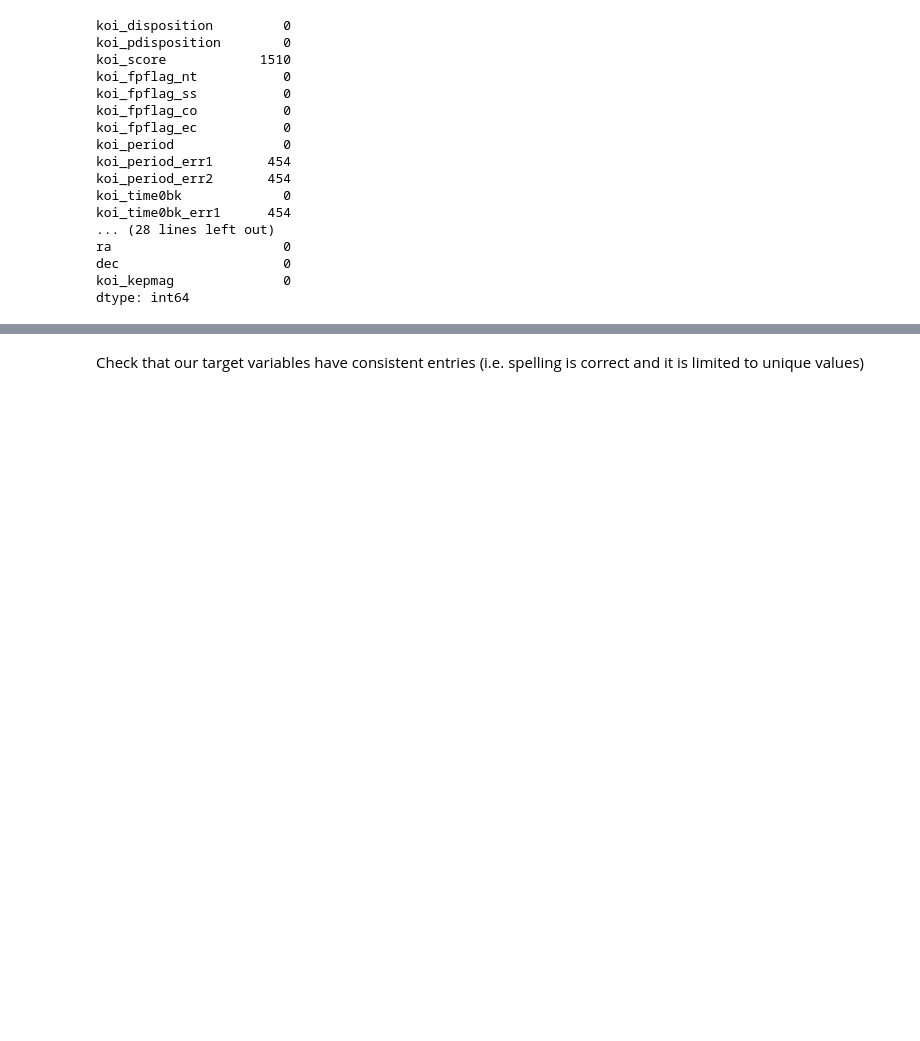
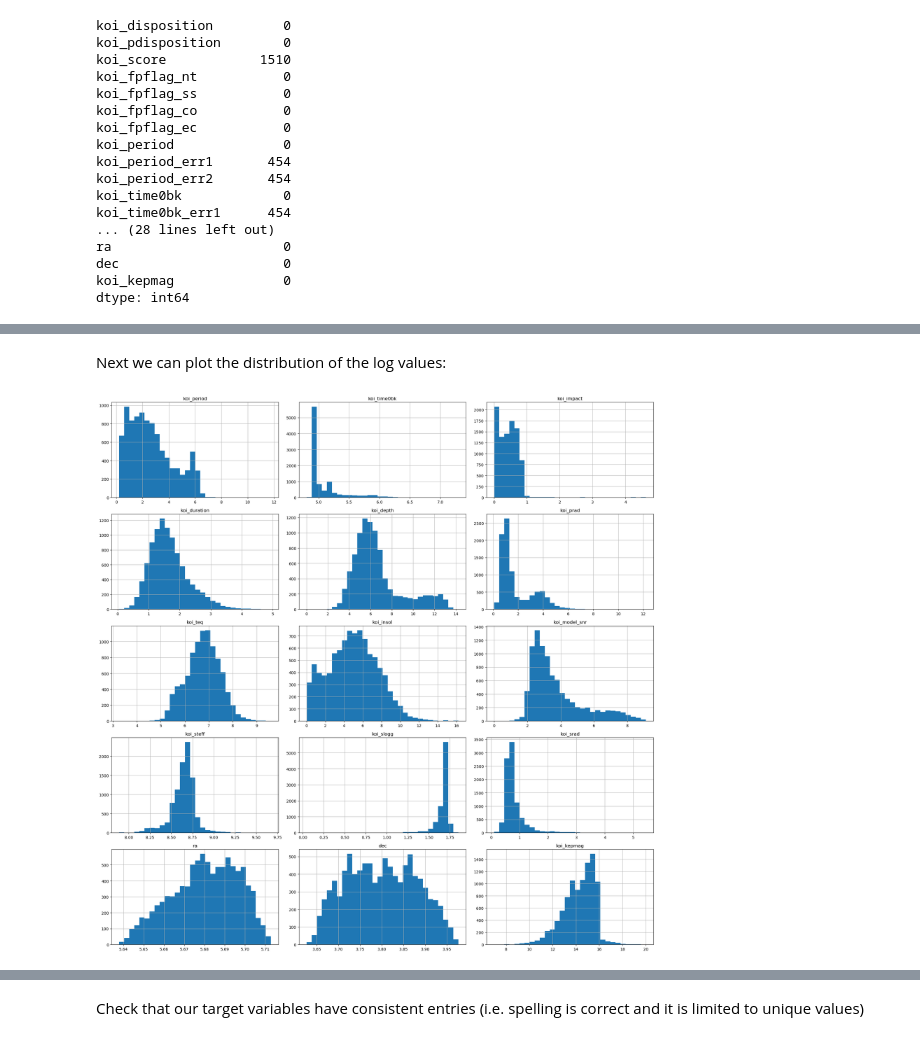
Before and after one commit to adrianveen/lhl_final_project, a Jupyter notebook: notebooks/exploration.ipynb, the cells around one changed output, grey strips where cells are left out. Cells and saved outputs as stored; diff of their text form; code cells hidden in the pictures; blank space fills up the shorter version.

```diff
--- a/notebooks/exploration.ipynb
+++ b/notebooks/exploration.ipynb
@@ -590,0 +639,4 @@ dtype: int64
+# %%
+#create a dataframe excluding the error value columns
+kois_no_err = kois_clean[[col for col in kois_clean.columns if 'err' not in col.lower()]]
+kois_no_err.head()
@@ -590,0 +655,8 @@ dtype: int64
+# %%
+#dropping koi_tce_plnt_num
+kois_no_err = kois_no_err.drop(['koi_tce_plnt_num'], axis=1)
+# %%
+#skipping the first 7 columns as they are not numerical
+kois_no_err = kois_no_err.iloc[:, 7:]
+
+kois_no_err.info()
@@ -590,0 +683,7 @@ dtype: int64
+# %%
+#create copy of the kois with no error columns
+kois_no_err_log = kois_no_err.copy()
+
+kois_no_err_log.iloc[:, :-1] = np.log1p(kois_no_err_log.iloc[:, :-1])
+
+kois_no_err_log.head()
@@ -590,0 +698,18 @@ dtype: int64
+# %% [markdown]
+Next we can plot the distribution of the log values:
+# %%
+#create plots of distributions of the log values of the numerical variables
+
+# Setting up the figure with 5 rows and 3 columns
+fig, axes = plt.subplots(5,3, figsize=(20, 20))
+axes = axes.flatten() # Flatten the 2D array of axes for easy iterating
+
+# Plotting histograms for each column
+for i, col in enumerate(kois_no_err_log.columns):
+    kois_no_err_log[col].hist(ax=axes[i], bins=30)
+    axes[i].set_title(col)
+
+plt.tight_layout()
+plt.show()
+# %% [output]
+[figure, added]
```
Also changed, not shown: parts of 41 cells of this notebook.
